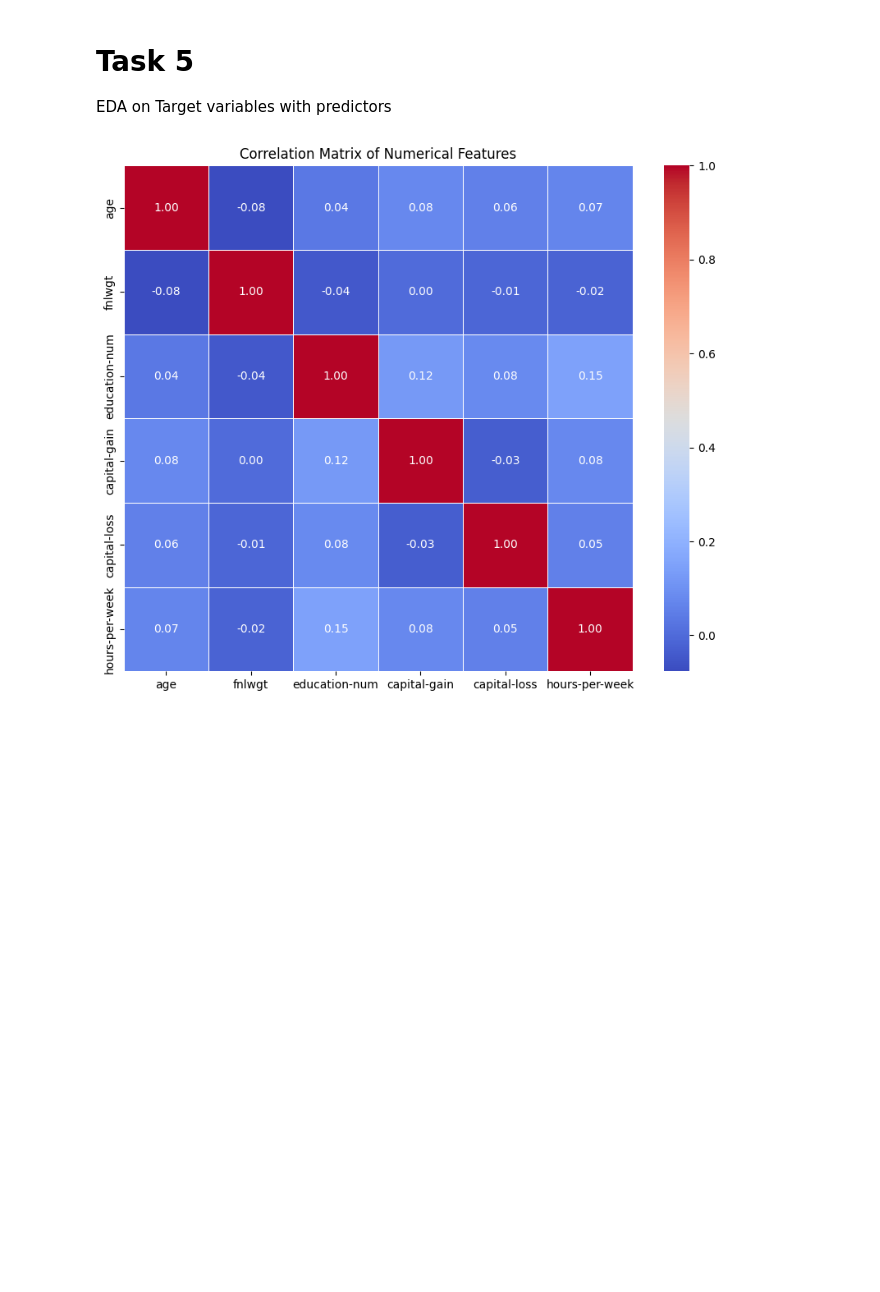
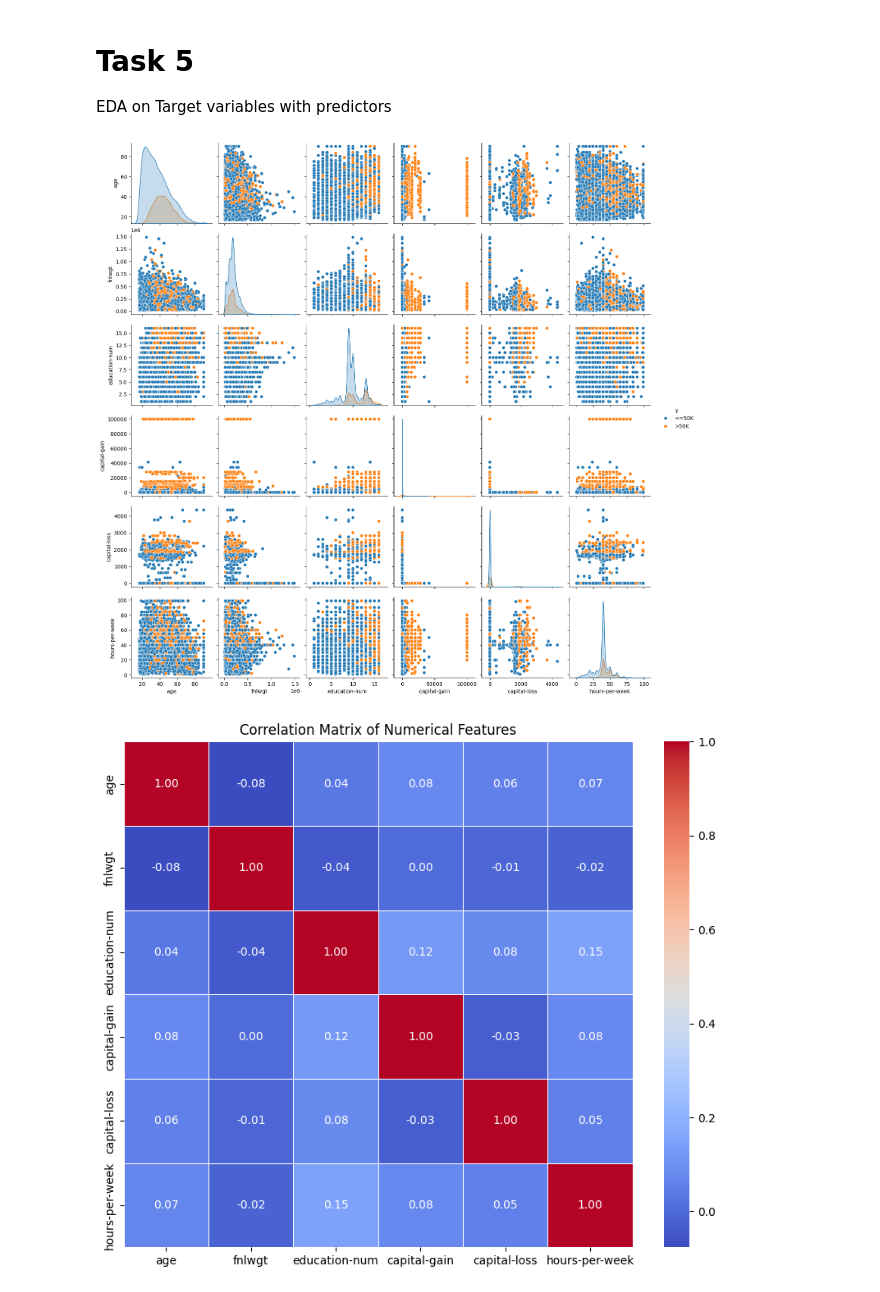
Before and after one commit to Zacfletch6/IS_submissions, a Jupyter notebook: Final_project_DM.ipynb, the cells around one changed output. Cells and saved outputs as stored; diff of their text form; code cells hidden in the pictures; blank space fills up the shorter version.

```diff
--- a/Final_project_DM.ipynb
+++ b/Final_project_DM.ipynb
@@ -348,4 +348,9 @@ Given I will be using classification to predict a categorical variable, I will m
 # Task 5
 
 EDA on Target variables with predictors
+# %%
+sns.pairplot(df, hue='y')
+plt.show()
+# %% [output]
+[figure, added]
 # %%
```
Also changed, not shown: parts of 4 cells of this notebook.
